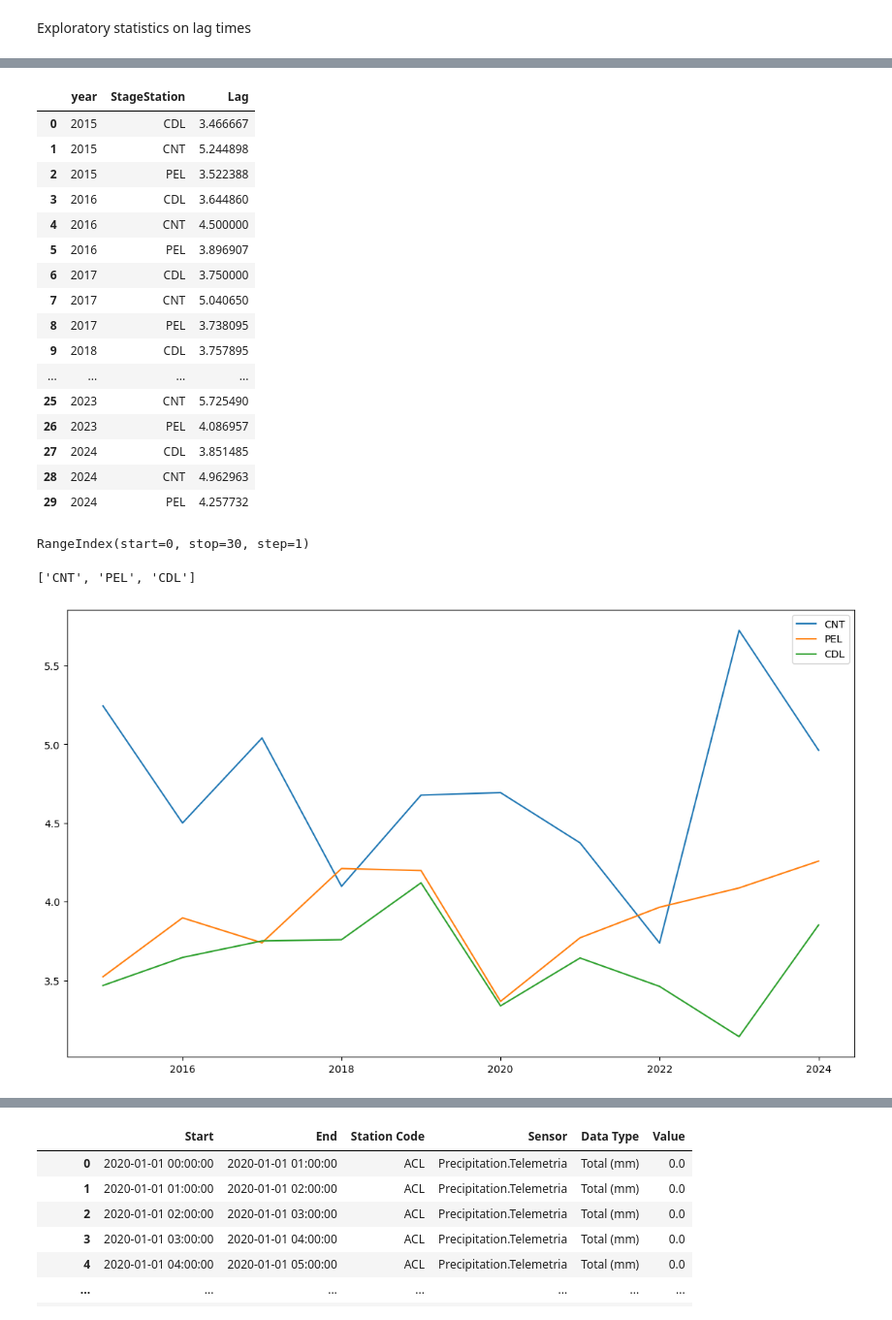
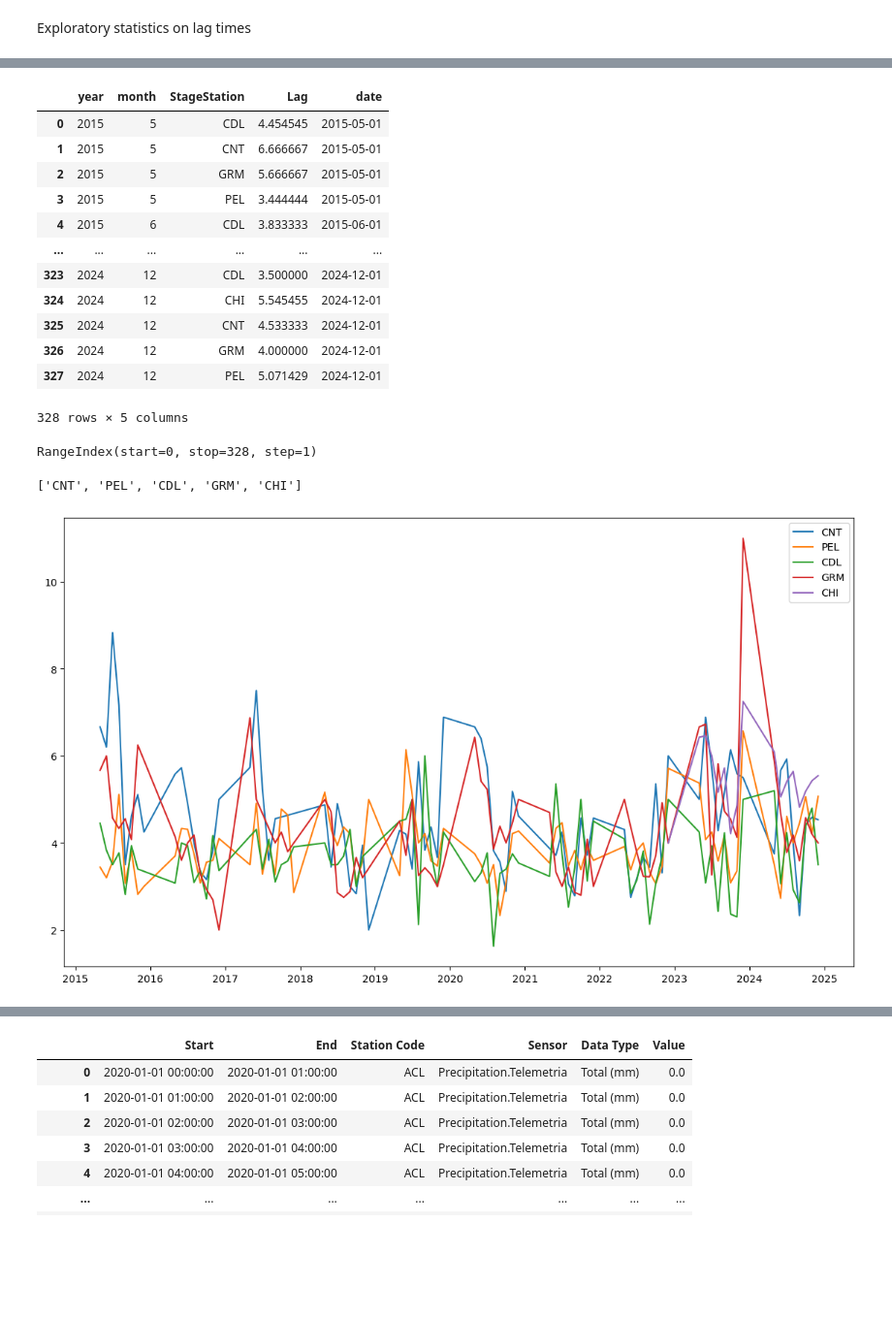
Before and after one commit to IanMalcolm1/PanamaLagWork, a Jupyter notebook: scripts/visualizations/visualizations.ipynb, the cells around one changed output, grey strips where cells are left out. Shown at 97% size. Cells and saved outputs as stored; diff of their text form; code cells hidden in the pictures; blank space fills up the shorter version.

```diff
--- a/scripts/visualizations/visualizations.ipynb
+++ b/scripts/visualizations/visualizations.ipynb
@@ -211,0 +212,11 @@ lag_df
+# %%
+lag_gb = lag_df.groupby([lag_df['StageTime'].dt.year.rename('year'), lag_df['StageStation']])
+yearly_lag_means = lag_gb['Lag'].mean().reset_index()
+yearly_lag_std = lag_gb['Lag'].std().reset_index()
+
+yearly_lag_means.rename(columns={'Lag': 'LagMean'}, inplace=True)
+yearly_lag_std.rename(columns={'Lag': 'LagStd'}, inplace=True)
+
+yearly_lag_data = pd.merge(yearly_lag_means, yearly_lag_std, on=['year', 'StageStation'])
+
+yearly_lag_data
@@ -211,0 +305,8 @@ lag_df
+# %%
+fig, ax = plt.subplots(figsize=(14, 8))
+for station_id in stations:
+    yearly_means_slice = yearly_lag_data[yearly_lag_data['StageStation'] == station_id]
+    ax.plot(yearly_means_slice['year'], yearly_means_slice['LagMean'], '-', label=station_id)
+
+ax.legend()
+plt.show()
@@ -212,41 +315,38 @@ lag_df
 # %%
-lag_gb = lag_df.groupby([lag_df['StageTime'].dt.year.rename('year'), lag_df['StageStation']])
-yearly_means = lag_gb['Lag'].mean()
-yearly_means = yearly_means.reset_index()
-yearly_means
+lag_gb = lag_df.groupby([lag_df['StageTime'].dt.year.rename('year'), lag_df['StageTime'].dt.month.rename('month'), lag_df['StageStation']])
+monthly_lag_means = lag_gb['Lag'].mean()
+monthly_lag_means = monthly_lag_means.reset_index()
+monthly_lag_means['date'] = pd.to_datetime(monthly_lag_means[['year', 'month']].assign(day=1))
+monthly_lag_means
 # %% [output]
-|  | year | StageStation | Lag |
-| 0 | 2015 | CDL | 3.466667 |
-| 1 | 2015 | CNT | 5.244898 |
-| 2 | 2015 | PEL | 3.522388 |
-| 3 | 2016 | CDL | 3.644860 |
-| 4 | 2016 | CNT | 4.500000 |
-| 5 | 2016 | PEL | 3.896907 |
-| 6 | 2017 | CDL | 3.750000 |
-| 7 | 2017 | CNT | 5.040650 |
-| 8 | 2017 | PEL | 3.738095 |
-| 9 | 2018 | CDL | 3.757895 |
-| ... | ... | ... | ... |
-| 25 | 2023 | CNT | 5.725490 |
-| 26 | 2023 | PEL | 4.086957 |
-| 27 | 2024 | CDL | 3.851485 |
-| 28 | 2024 | CNT | 4.962963 |
-| 29 | 2024 | PEL | 4.257732 |
+|  | year | month | StageStation | Lag | date |
+| 0 | 2015 | 5 | CDL | 4.454545 | 2015-05-01 |
+| 1 | 2015 | 5 | CNT | 6.666667 | 2015-05-01 |
+| 2 | 2015 | 5 | GRM | 5.666667 | 2015-05-01 |
+| 3 | 2015 | 5 | PEL | 3.444444 | 2015-05-01 |
+| 4 | 2015 | 6 | CDL | 3.833333 | 2015-06-01 |
+| ... | ... | ... | ... | ... | ... |
+| 323 | 2024 | 12 | CDL | 3.500000 | 2024-12-01 |
+| 324 | 2024 | 12 | CHI | 5.545455 | 2024-12-01 |
+| 325 | 2024 | 12 | CNT | 4.533333 | 2024-12-01 |
+| 326 | 2024 | 12 | GRM | 4.000000 | 2024-12-01 |
+| 327 | 2024 | 12 | PEL | 5.071429 | 2024-12-01 |
+328 rows × 5 columns
 # %%
-type(yearly_means)
-print(yearly_means.index)
+type(monthly_lag_means)
+print(monthly_lag_means.index)
 stations = lag_df['StageStation'].unique().tolist()
 stations
 # %% [output]
-RangeIndex(start=0, stop=30, step=1)
+RangeIndex(start=0, stop=328, step=1)
-['CNT', 'PEL', 'CDL']
+['CNT', 'PEL', 'CDL', 'GRM', 'CHI']
 # %%
 fig, ax = plt.subplots(figsize=(14, 8))
 for station_id in stations:
-    yearly_means_slice = yearly_means[yearly_means['StageStation'] == station_id]
-    ax.plot(yearly_means_slice['year'], yearly_means_slice['Lag'], '-', label=station_id)
+    monthly_means_slice = monthly_lag_means[monthly_lag_means['StageStation'] == station_id]
+    ax.plot(monthly_means_slice['date'], monthly_means_slice['Lag'], '-', label=station_id)
 
 ax.legend()
 plt.show()
 # %% [output]
-[figure, old version]
+[figure, new version]
```
Also changed, not shown: parts of 14 cells of this notebook, 6 other files.
